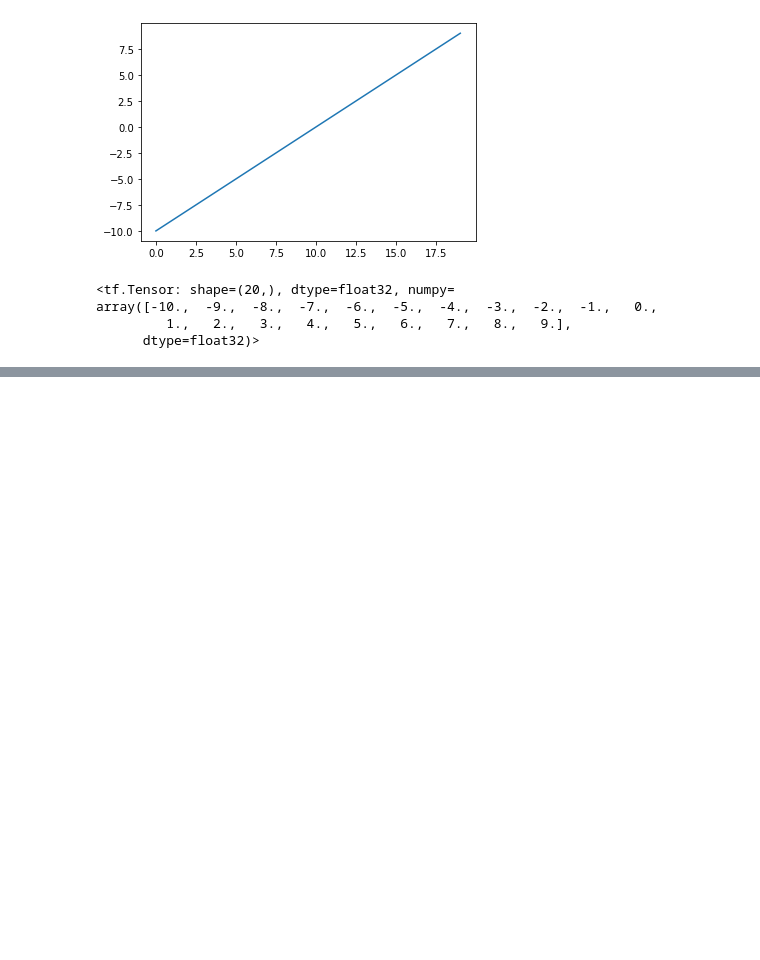
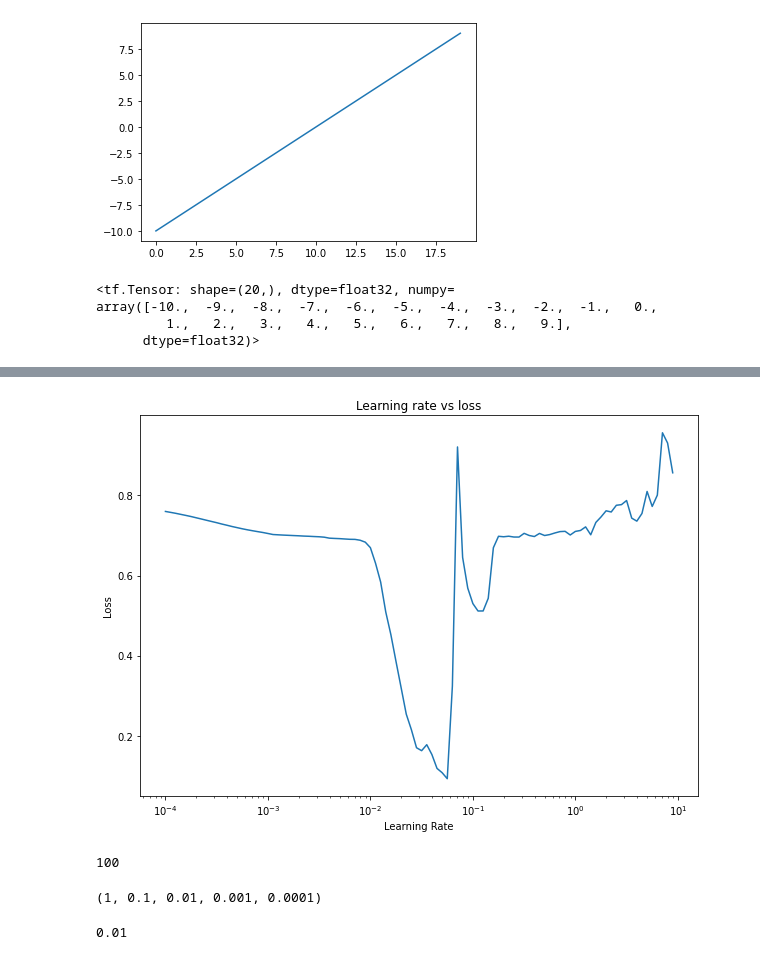
Before and after one commit to ElenaBara21/TensorFlow, a Jupyter notebook: 02_neural_network_classification_in_tensorfloew.ipynb, the cells around one changed output, grey strips where cells are left out. Cells and saved outputs as stored; diff of their text form; code cells hidden in the pictures; blank space fills up the shorter version.

```diff
--- a/02_neural_network_classification_in_tensorfloew.ipynb
+++ b/02_neural_network_classification_in_tensorfloew.ipynb
@@ -582,0 +791,23 @@ array([-10.,  -9.,  -8.,  -7.,  -6.,  -5.,  -4.,  -3.,  -2.,  -1.,   0.,
+# %%
+#plot lr vs loss
+lrs = 1e-4 *(10**(tf.range(100)/20))
+plt.figure(figsize=(10,7))
+plt.semilogx(lrs, history_9.history["loss"])
+plt.xlabel("Learning Rate")
+plt.ylabel("Loss")
+plt.title("Learning rate vs loss");
+# %% [output]
+[figure, added]
+# %%
+len(lrs)
+# %% [output]
+100
+# %%
+10**0, 10**-1, 10**-2, 10**-3, 1e-4
+# %% [output]
+(1, 0.1, 0.01, 0.001, 0.0001)
+# %%
+# Learning rate we used before(model 8)
+10**-2
+# %% [output]
+0.01
```
Also changed, not shown: parts of 32 cells of this notebook.
